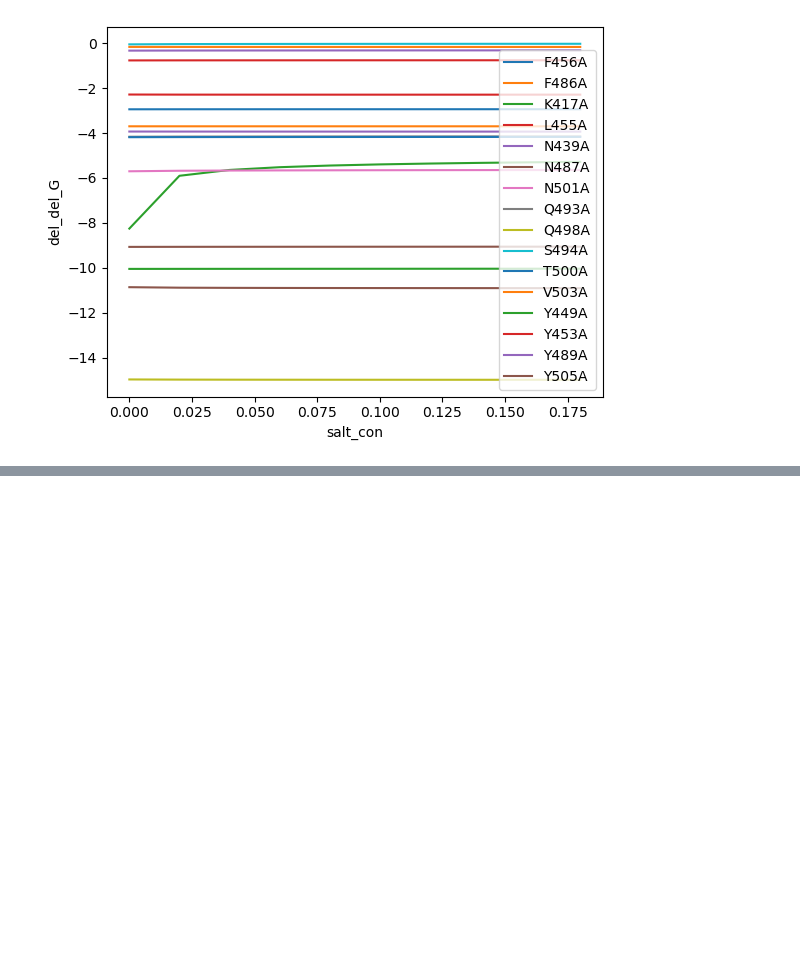
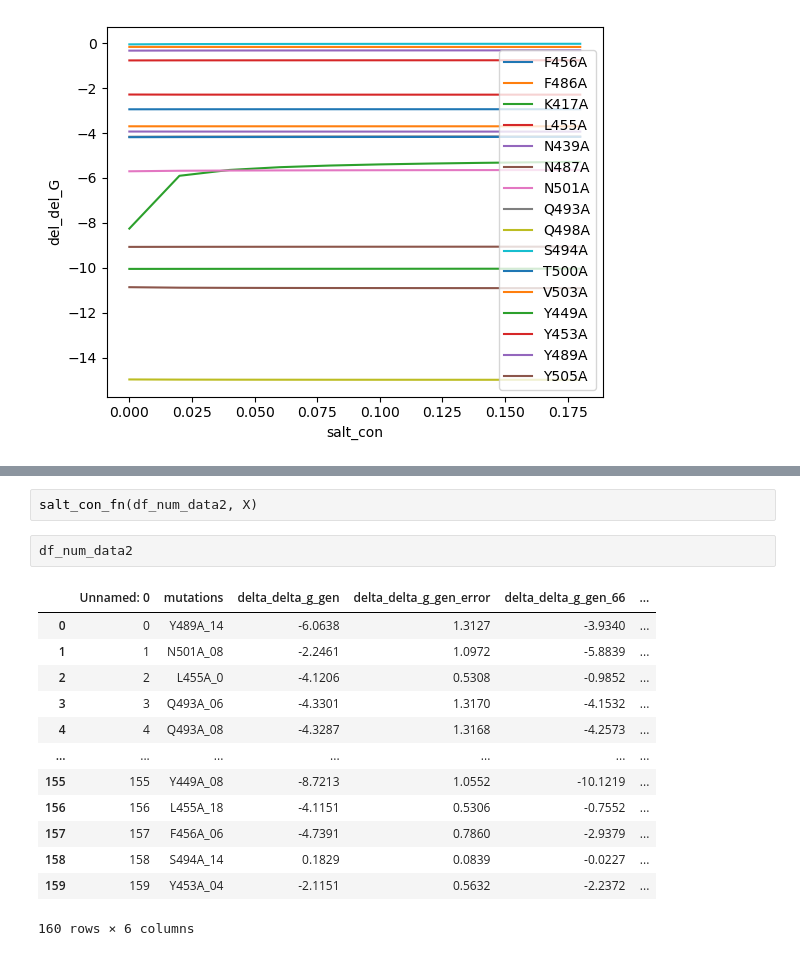
Before and after one commit to fergplace/amber_scripts, a Jupyter notebook: salt_con_get_data_notebook.ipynb, the cells around one changed output, grey strips where cells are left out. Saved outputs shown, nothing was run; the diff lists cells and outputs as text; blank space fills up the shorter version.

```diff
--- a/salt_con_get_data_notebook.ipynb
+++ b/salt_con_get_data_notebook.ipynb
@@ -91,0 +132,18 @@ plt.legend()
+# %%
+salt_con_fn(df_num_data2, X)
+# %%
+df_num_data2
+# %% [output]
+|  | Unnamed: 0 | mutations | delta_delta_g_gen | delta_delta_g_gen_error | delta_delta_g_gen_66 | ... |
+| 0 | 0 | Y489A_14 | -6.0638 | 1.3127 | -3.9340 | ... |
+| 1 | 1 | N501A_08 | -2.2461 | 1.0972 | -5.8839 | ... |
+| 2 | 2 | L455A_0 | -4.1206 | 0.5308 | -0.9852 | ... |
+| 3 | 3 | Q493A_06 | -4.3301 | 1.3170 | -4.1532 | ... |
+| 4 | 4 | Q493A_08 | -4.3287 | 1.3168 | -4.2573 | ... |
+| ... | ... | ... | ... | ... | ... | ... |
+| 155 | 155 | Y449A_08 | -8.7213 | 1.0552 | -10.1219 | ... |
+| 156 | 156 | L455A_18 | -4.1151 | 0.5306 | -0.7552 | ... |
+| 157 | 157 | F456A_06 | -4.7391 | 0.7860 | -2.9379 | ... |
+| 158 | 158 | S494A_14 | 0.1829 | 0.0839 | -0.0227 | ... |
+| 159 | 159 | Y453A_04 | -2.1151 | 0.5632 | -2.2372 | ... |
+160 rows × 6 columns
```
Also changed, not shown: parts of 4 cells of this notebook.
